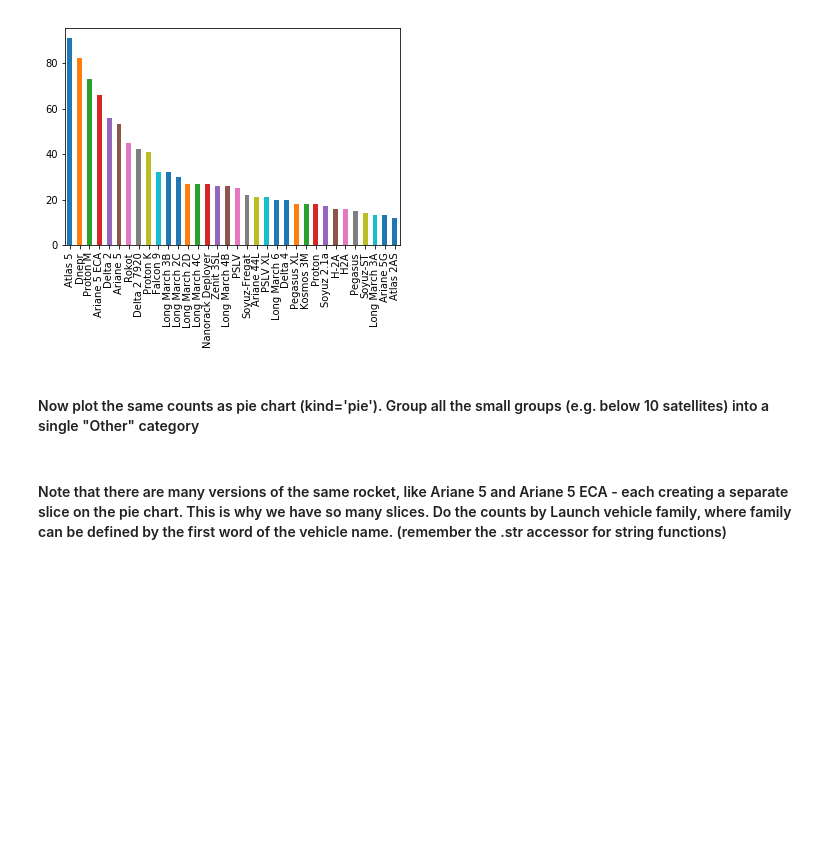
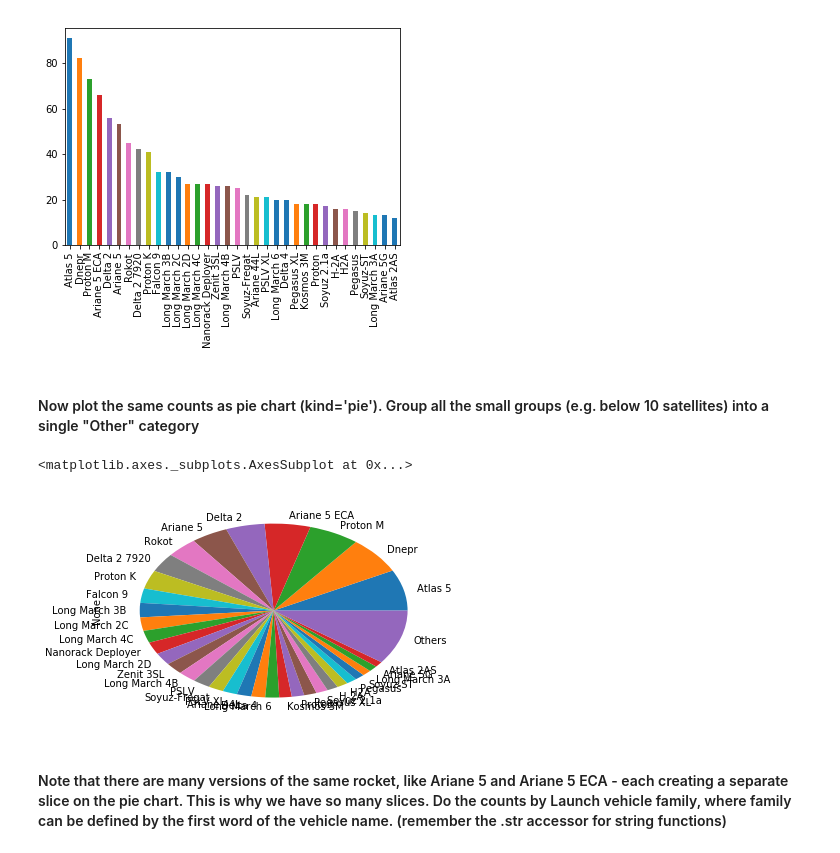
Before and after one commit to igormori/Python-Labs, a Jupyter notebook: Week-5-date-pandas/active_satellites.ipynb, the cells around one changed output. Cells and saved outputs as stored; diff of their text form; code cells hidden in the pictures; blank space fills up the shorter version.

```diff
--- a/Week-5-date-pandas/active_satellites.ipynb
+++ b/Week-5-date-pandas/active_satellites.ipynb
@@ -146,3 +144,13 @@ lv_count = df[df.launched.dt.year>2010]['Launch Vehicle'].value_counts()
+# %%
+vehicle =df['Launch Vehicle'].value_counts() # add to a varieble panda series
+moreThan10 = vehicle[vehicle>10]             #put all more than 10 in one variable
+others = vehicle[vehicle <10].count()        # put others in another variable
+data = {"Others":others}                     # create a dic with key and value the others
+s = pd.Series(data)                          # make it a panda series
+moreThan10.append(s).plot(kind="pie")        # append s and plot
+# %% [output]
+<matplotlib.axes._subplots.AxesSubplot at 0x...>
+[figure, added]
 # %% [markdown]
 #### Note that there are many versions of the same rocket, like Ariane 5 and Ariane 5 ECA - each creating a separate slice on the pie chart. This is why we have so many slices. Do the counts by Launch vehicle family, where family can be defined by the first word of the vehicle name. (remember the .str accessor for string functions)
 # %% [markdown]
```
Also changed, not shown: parts of 1 cell of this notebook, 2 other files.
